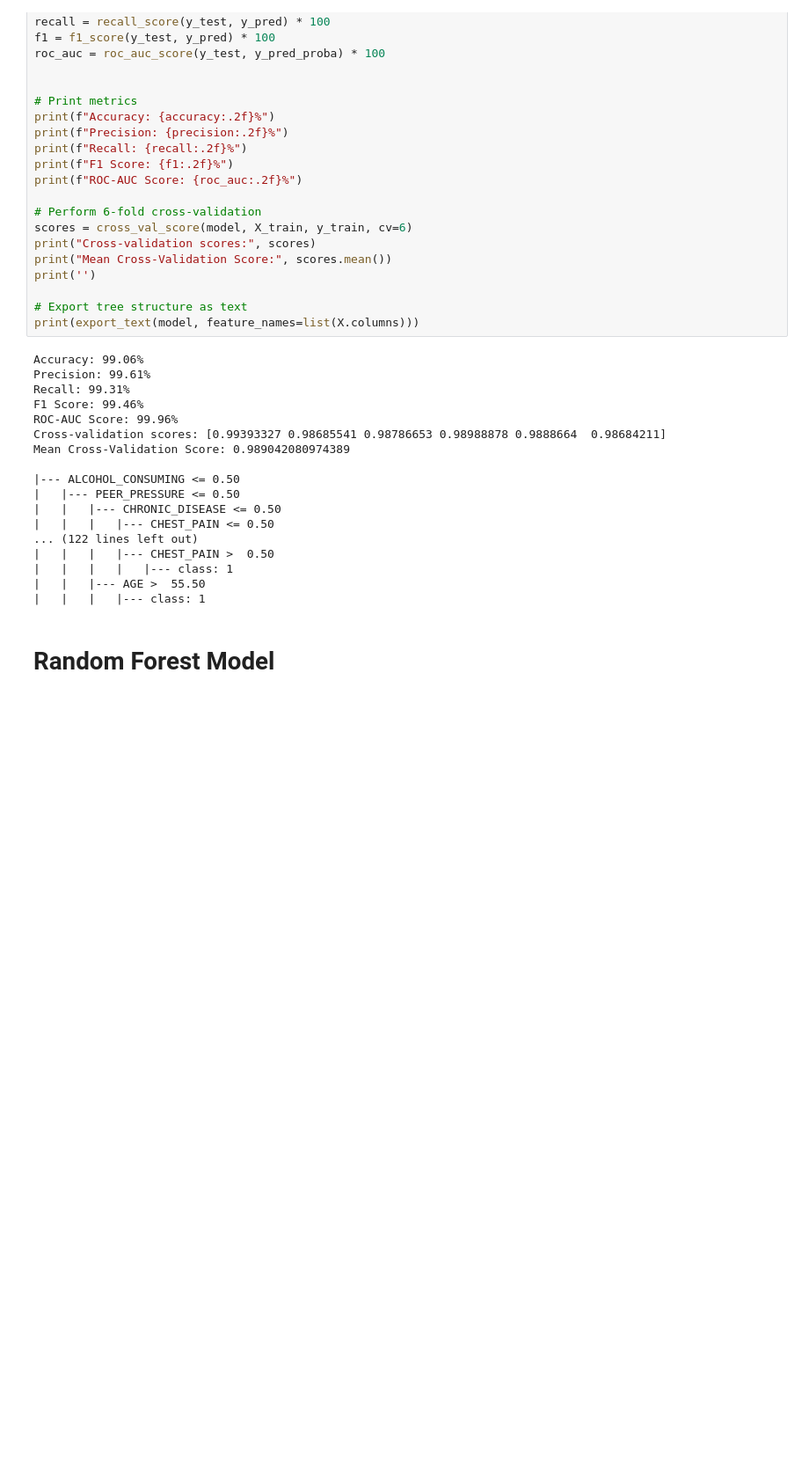
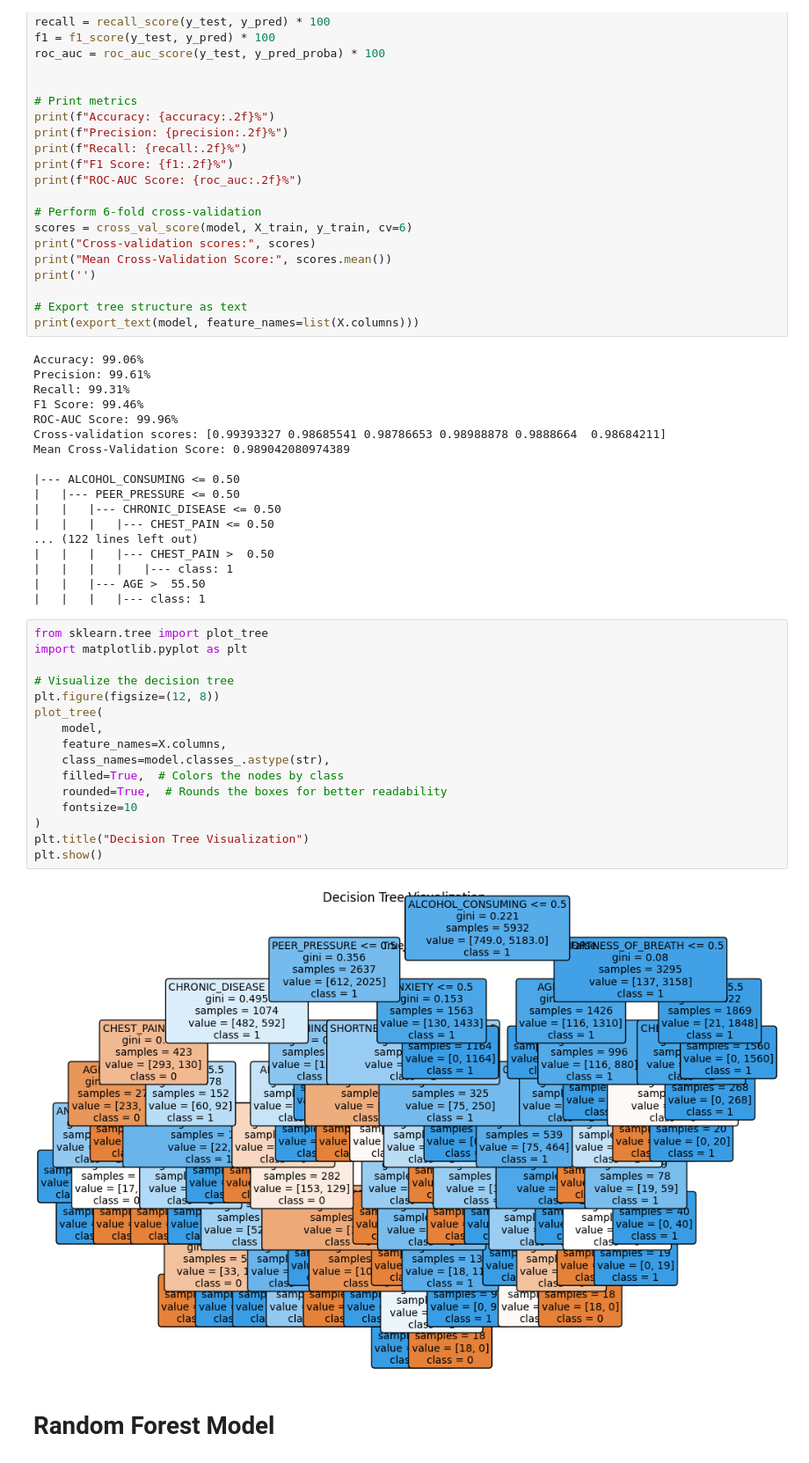
Before and after one commit to alipakdamangh/lung_cancer_analysis, a Jupyter notebook: main.ipynb, the cells around one changed output. Shown: that part at 88% size. Drawn from its saved outputs; the diff is of its cells as text; blank space fills up the shorter version.

```diff
--- a/main.ipynb
+++ b/main.ipynb
@@ -269,6 +304,24 @@ Mean Cross-Validation Score: 0.989042080974389
 |   |   |   |   |--- class: 1
 |   |   |--- AGE >  55.50
 |   |   |   |--- class: 1
+# %%
+from sklearn.tree import plot_tree
+import matplotlib.pyplot as plt
+
+# Visualize the decision tree
+plt.figure(figsize=(12, 8))
+plot_tree(
+    model,
+    feature_names=X.columns,
+    class_names=model.classes_.astype(str),
+    filled=True,  # Colors the nodes by class
+    rounded=True,  # Rounds the boxes for better readability
+    fontsize=10
+)
+plt.title("Decision Tree Visualization")
+plt.show()
+# %% [output]
+[figure, added]
 # %% [markdown]
 # Random Forest Model
 # %%
```
Also changed, not shown: parts of 7 cells of this notebook, 3 other files.
